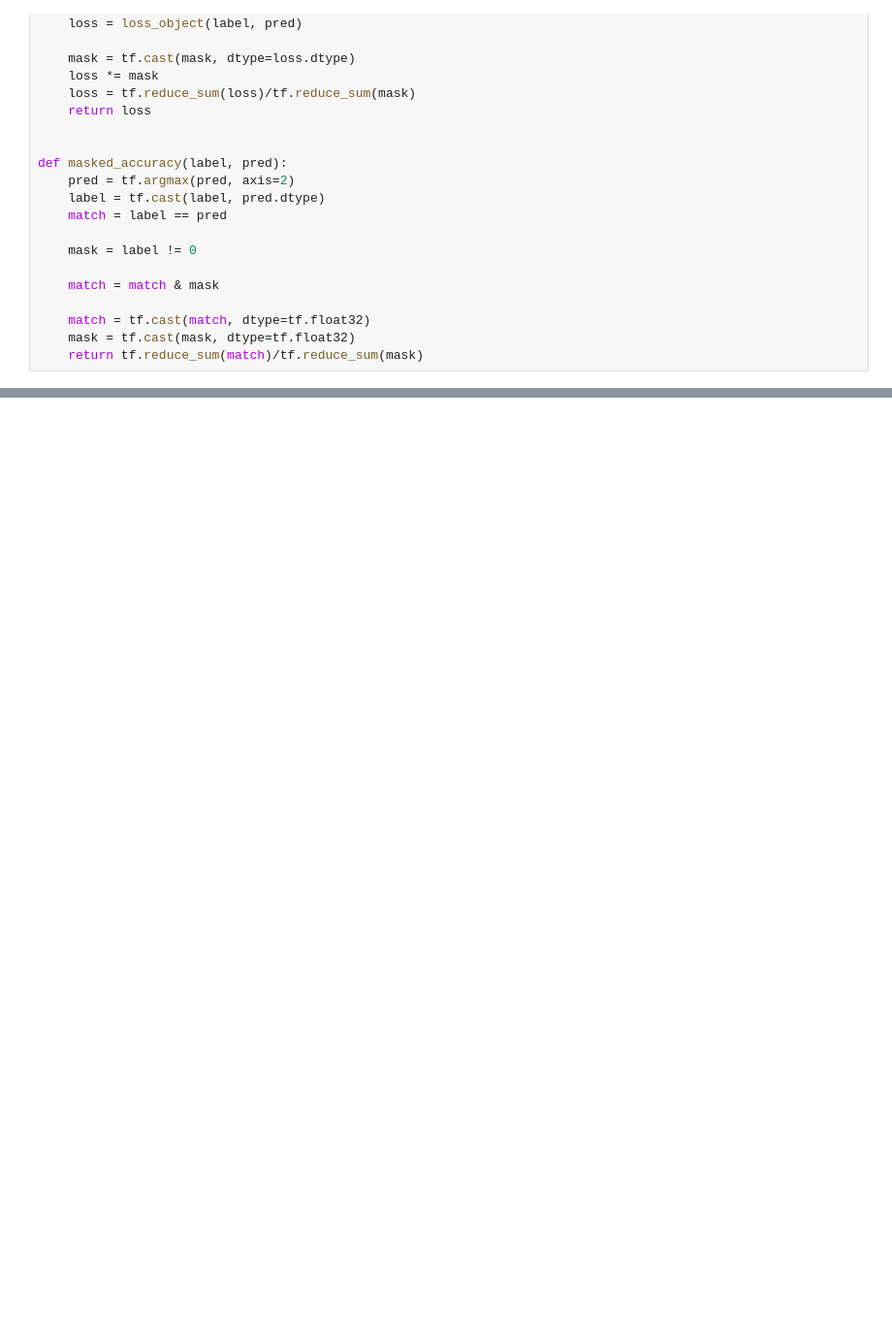
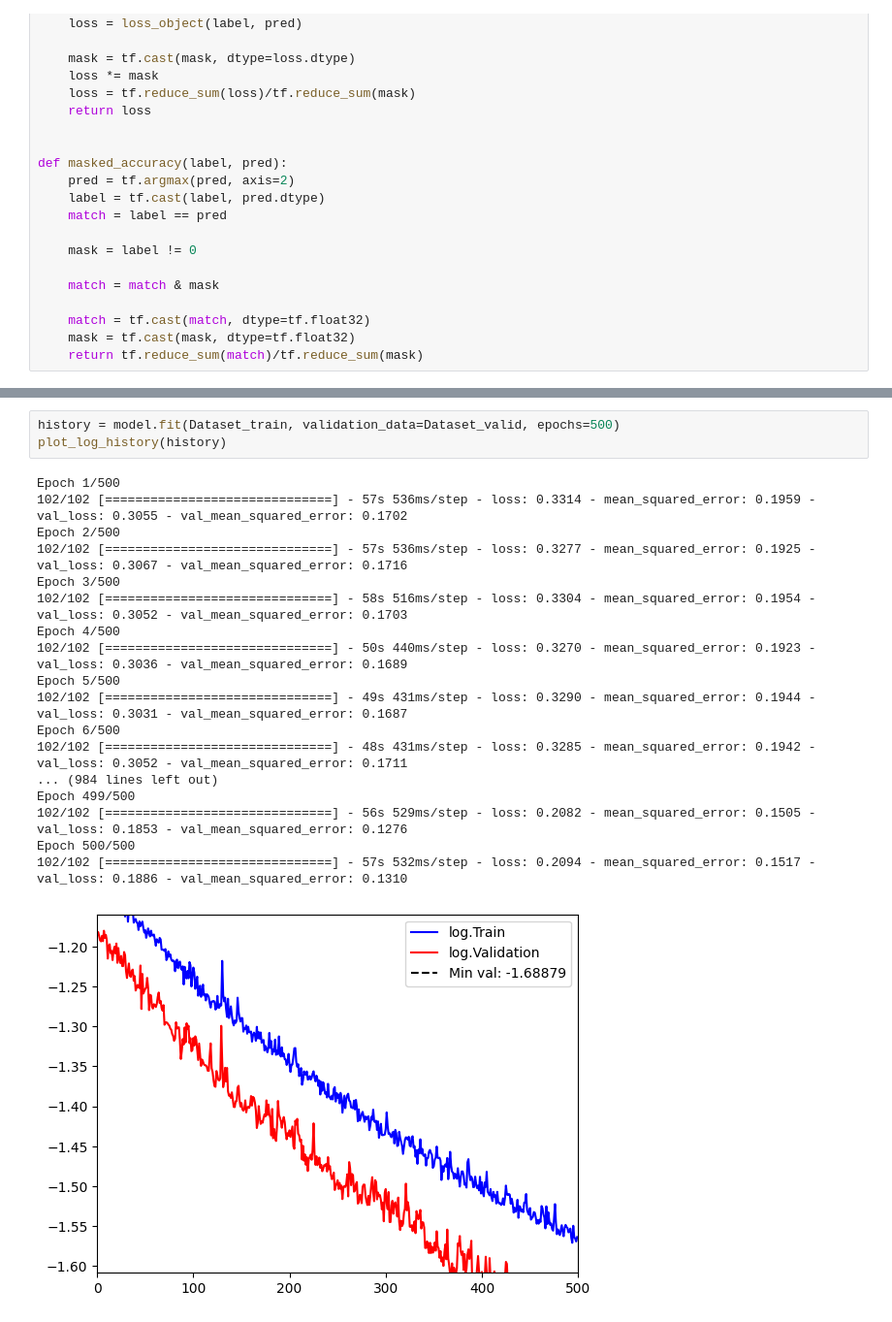
Before and after one commit to MachineLearningMike/TRAIN, a Jupyter notebook: Notebooks/Mike_NB_41_abstract_model.ipynb, the cells around one changed output, grey strips where cells are left out. Shown at 97% size. Saved outputs shown, nothing was run; the diff lists cells and outputs as text; blank space fills up the shorter version.

```diff
--- a/Notebooks/Mike_NB_41_abstract_model.ipynb
+++ b/Notebooks/Mike_NB_41_abstract_model.ipynb
@@ -1026,0 +1033,22 @@ Epoch 8/150
+# %%
+history = model.fit(Dataset_train, validation_data=Dataset_valid, epochs=500)
+plot_log_history(history)
+# %% [output]
+Epoch 1/500
+102/102 [==============================] - 57s 536ms/step - loss: 0.3314 - mean_squared_error: 0.1959 - val_loss: 0.3055 - val_mean_squared_error: 0.1702
+Epoch 2/500
+102/102 [==============================] - 57s 536ms/step - loss: 0.3277 - mean_squared_error: 0.1925 - val_loss: 0.3067 - val_mean_squared_error: 0.1716
+Epoch 3/500
+102/102 [==============================] - 58s 516ms/step - loss: 0.3304 - mean_squared_error: 0.1954 - val_loss: 0.3052 - val_mean_squared_error: 0.1703
+Epoch 4/500
+102/102 [==============================] - 50s 440ms/step - loss: 0.3270 - mean_squared_error: 0.1923 - val_loss: 0.3036 - val_mean_squared_error: 0.1689
+Epoch 5/500
+102/102 [==============================] - 49s 431ms/step - loss: 0.3290 - mean_squared_error: 0.1944 - val_loss: 0.3031 - val_mean_squared_error: 0.1687
+Epoch 6/500
+102/102 [==============================] - 48s 431ms/step - loss: 0.3285 - mean_squared_error: 0.1942 - val_loss: 0.3052 - val_mean_squared_error: 0.1711
+... (984 lines left out)
+Epoch 499/500
+102/102 [==============================] - 56s 529ms/step - loss: 0.2082 - mean_squared_error: 0.1505 - val_loss: 0.1853 - val_mean_squared_error: 0.1276
+Epoch 500/500
+102/102 [==============================] - 57s 532ms/step - loss: 0.2094 - mean_squared_error: 0.1517 - val_loss: 0.1886 - val_mean_squared_error: 0.1310
+[figure, added]
```
Also changed, not shown: parts of 3 cells of this notebook, 1 other file.
